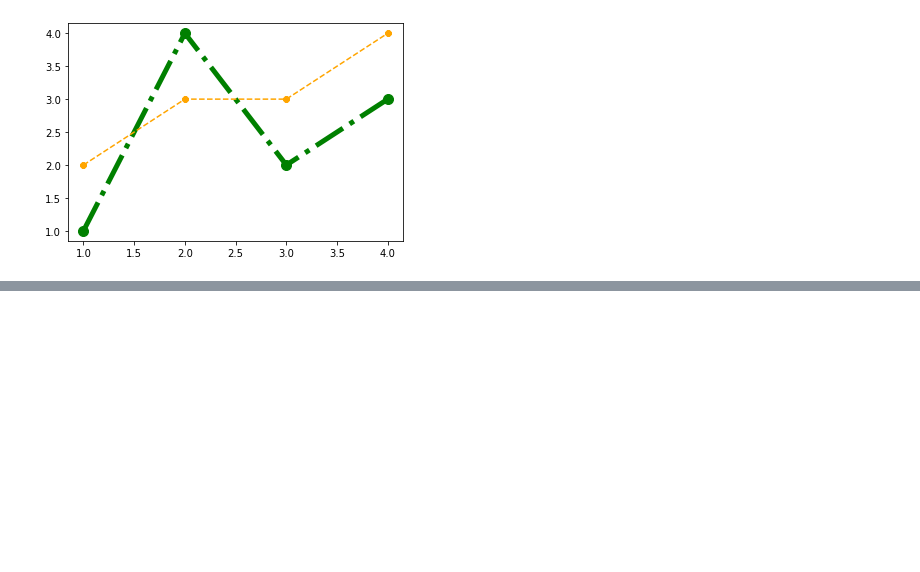
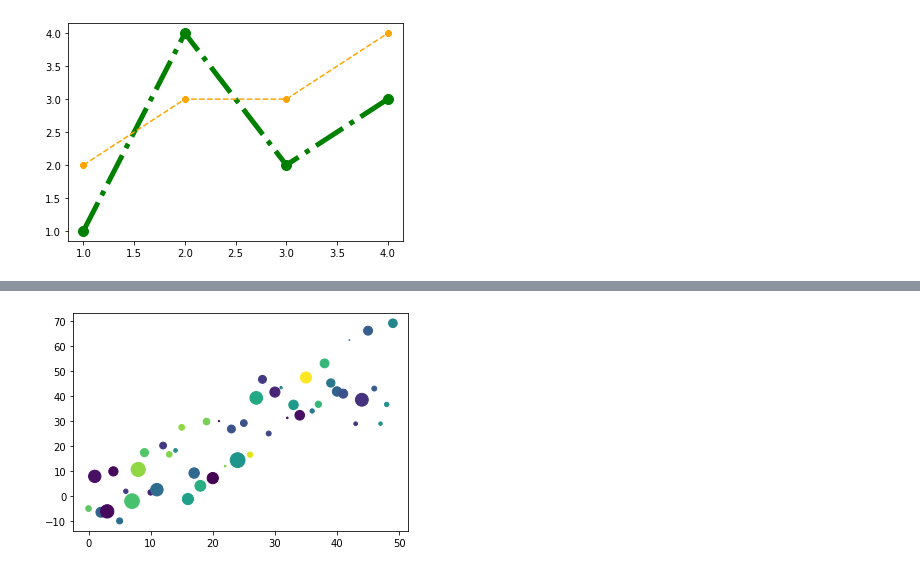
Before and after one commit to sergiopicascia/stat4bigdata, a Jupyter notebook: lezione-08/08-2-matplotlib.ipynb, the cells around one changed output, grey strips where cells are left out. Saved outputs shown, nothing was run; the diff lists cells and outputs as text; code cells hidden in the pictures; blank space fills up the shorter version.

```diff
--- a/lezione-08/08-2-matplotlib.ipynb
+++ b/lezione-08/08-2-matplotlib.ipynb
@@ -76,0 +100,6 @@ plt.show()
+# %%
+fig, ax = plt.subplots()
+ax.scatter(x=a, y=b, c=c, s=s)
+plt.show()
+# %% [output]
+[figure, added]
```
Also changed, not shown: parts of 8 cells of this notebook, 1 other file.
